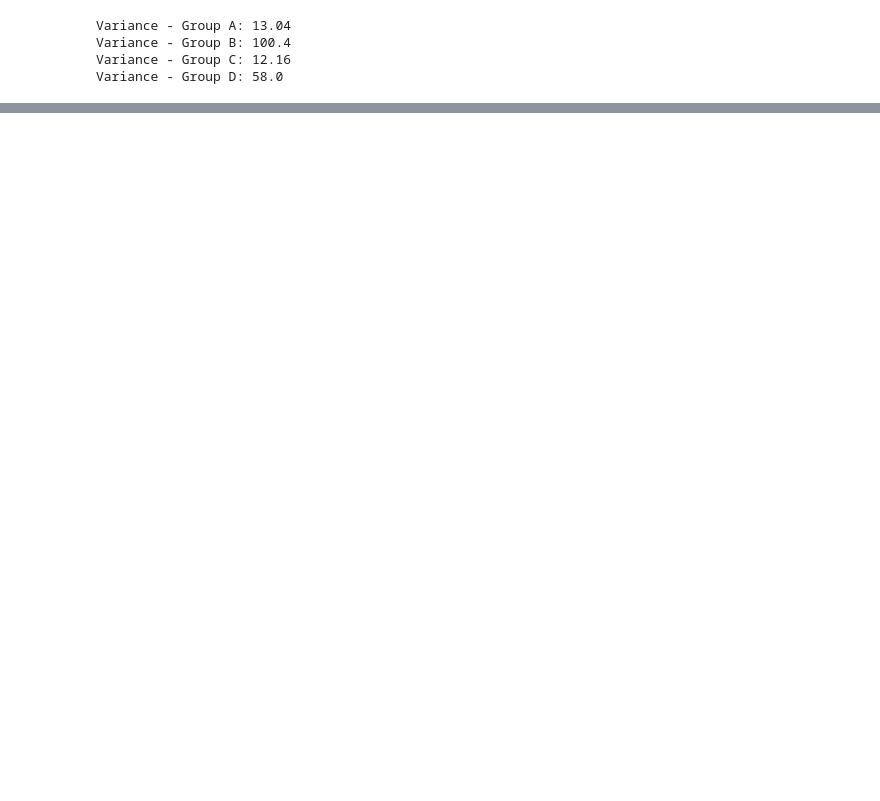
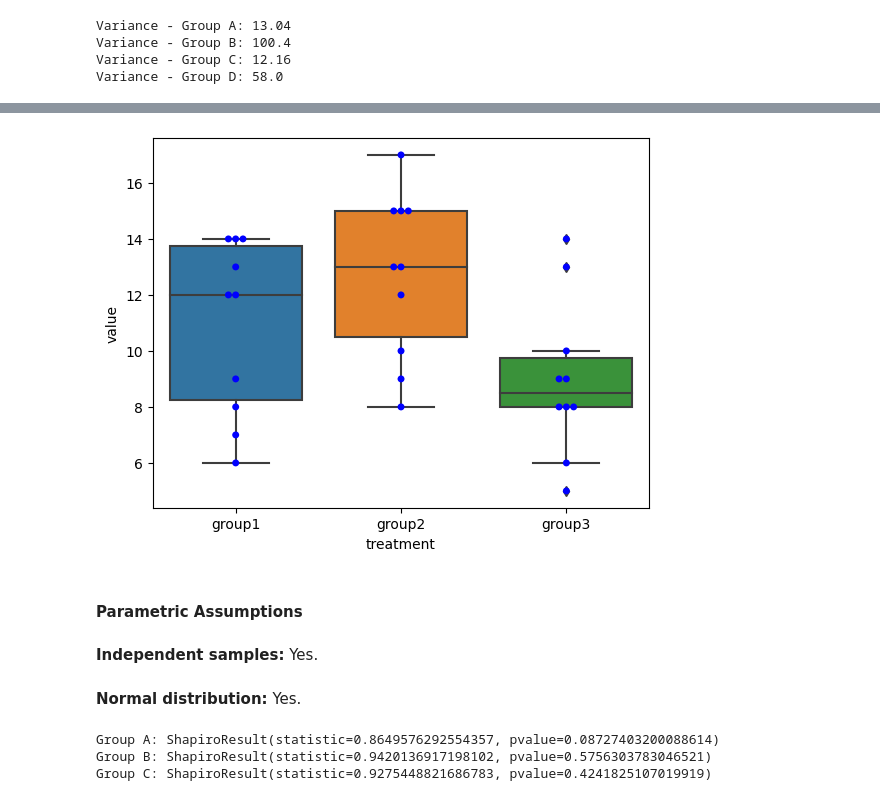
Before and after one commit to lucasquemelli/a-b_testing, a Jupyter notebook: ab_testing.ipynb, the cells around one changed output, grey strips where cells are left out. Drawn from its saved outputs; the diff is of its cells as text; code cells hidden in the pictures; blank space fills up the shorter version.

```diff
--- a/ab_testing.ipynb
+++ b/ab_testing.ipynb
@@ -1137,3 +1248,7 @@ pvalue: 2.639241146210922e-05
 group1 = [7, 14, 14, 13, 12, 9, 6, 14, 12, 8]
 group2 = [15, 17, 13, 15, 15, 13, 9, 12, 10, 8]
 group3 = [6, 8, 8, 9, 5, 14, 13, 8, 10, 9]
+# %%
+df = pd.DataFrame({'group1': [7, 14, 14, 13, 12, 9, 6, 14, 12, 8],
+                   'group2': [15, 17, 13, 15, 15, 13, 9, 12, 10, 8],
+                   'group3': [6, 8, 8, 9, 5, 14, 13, 8, 10, 9]})
@@ -1139,0 +1271,4 @@ group3 = [6, 8, 8, 9, 5, 14, 13, 8, 10, 9]
+# %%
+df_melt = pd.melt(df.reset_index(), id_vars=['index'], value_vars=['group1', 'group2', 'group3'])
+df_melt.columns = ['index', 'treatment', 'value']
+df_melt
@@ -1139,0 +1293,19 @@ group3 = [6, 8, 8, 9, 5, 14, 13, 8, 10, 9]
+# %%
+sns.boxplot(x='treatment', y='value', data=df_melt)
+sns.swarmplot(x='treatment', y='value', data=df_melt, color='b');
+# %% [output]
+[figure, added]
+# %% [markdown]
+#### Parametric Assumptions
+# %% [markdown]
+**Independent samples:** Yes.
+# %% [markdown]
+**Normal distribution:** Yes.
+# %%
+print(f"Group A: {shapiro(df['group1'])}")
+print(f"Group B: {shapiro(df['group2'])}")
+print(f"Group C: {shapiro(df['group3'])}")
+# %% [output]
+Group A: ShapiroResult(statistic=0.8649576292554357, pvalue=0.08727403200088614)
+Group B: ShapiroResult(statistic=0.9420136917198102, pvalue=0.5756303783046521)
+Group C: ShapiroResult(statistic=0.9275448821686783, pvalue=0.4241825107019919)
```
Also changed, not shown: parts of 52 cells of this notebook.
